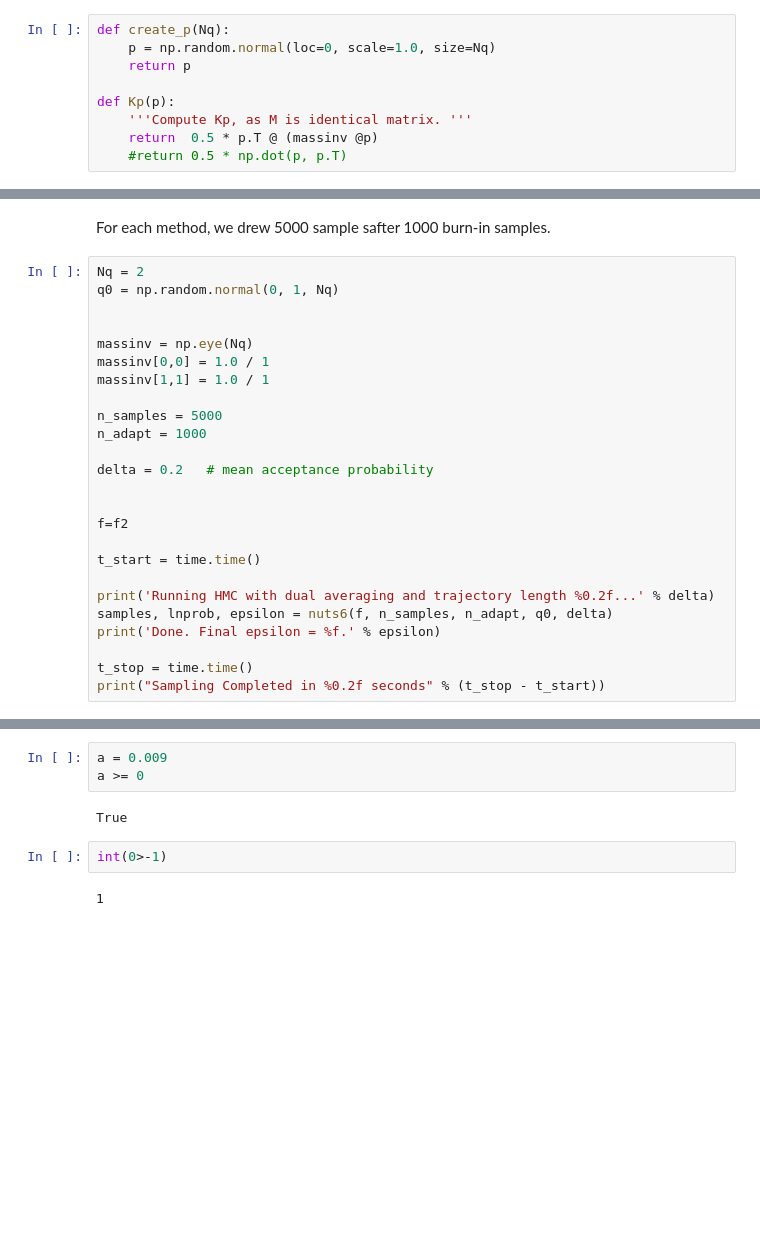
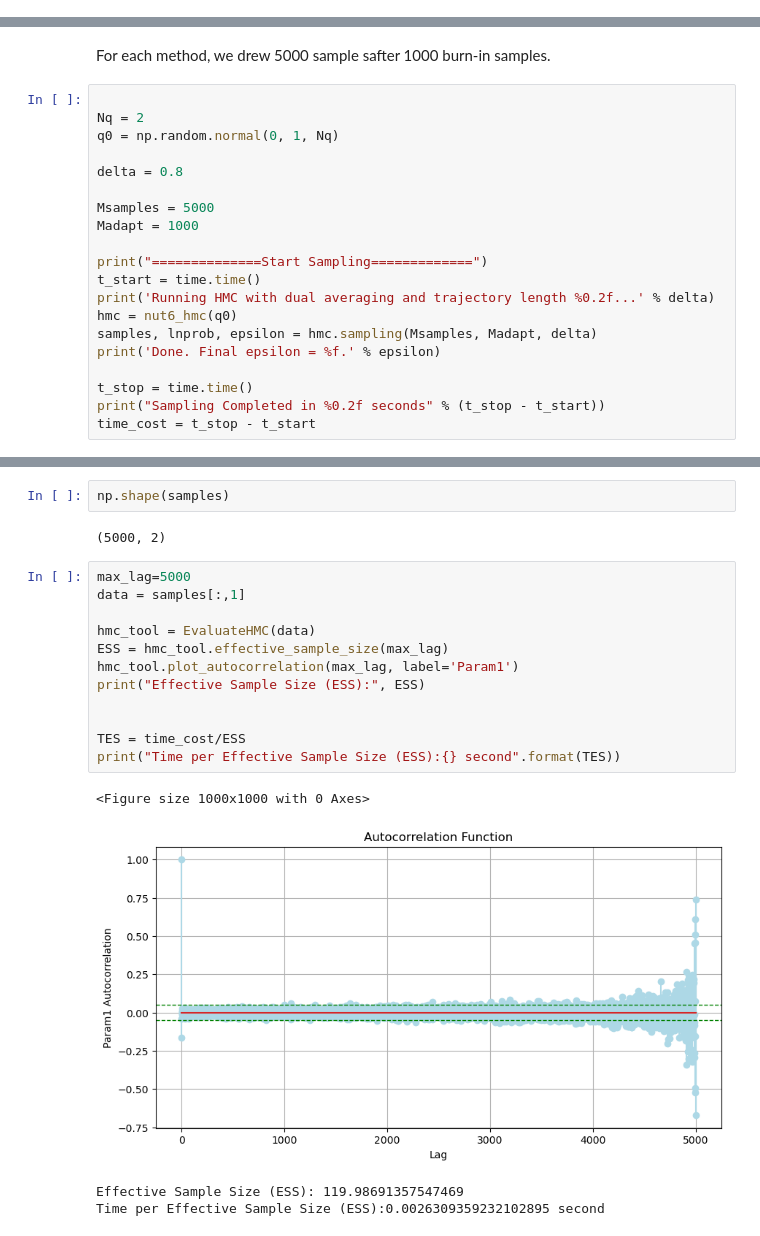
Before and after one commit to GangYang-gy/ToyHMC, a Jupyter notebook: NUT-HMCsampler.ipynb, the cells around one changed output, grey strips where cells are left out. Cells and saved outputs as stored; diff of their text form; blank space fills up the shorter version.

```diff
--- a/NUT-HMCsampler.ipynb
+++ b/NUT-HMCsampler.ipynb
@@ -16,11 +6,2 @@ massinv[1,1] = 1.0 / 1
-# %%
-def create_p(Nq):
-    p = np.random.normal(loc=0, scale=1.0, size=Nq)
-    return p
-
-def Kp(p):
-    '''Compute Kp, as M is identical matrix. '''
-    return  0.5 * p.T @ (massinv @p)
-    #return 0.5 * np.dot(p, p.T)
 # %% [markdown]
 ### 1. HMC sampler
@@ -549,28 +257,23 @@ def plot_loglikelihood(A, alpha, save_file=None):
 # %% [markdown]
 For each method, we drew 5000 sample safter 1000 burn-in samples.
 # %%
+
 Nq = 2
 q0 = np.random.normal(0, 1, Nq)
 
+delta = 0.8
 
-massinv = np.eye(Nq)
-massinv[0,0] = 1.0 / 1
-massinv[1,1] = 1.0 / 1
+Msamples = 5000
+Madapt = 1000
 
-n_samples = 5000
-n_adapt = 1000
-
-delta = 0.2   # mean acceptance probability
-
-
-f=f2
-
+print("==============Start Sampling=============")
 t_start = time.time()
-
 print('Running HMC with dual averaging and trajectory length %0.2f...' % delta)
-samples, lnprob, epsilon = nuts6(f, n_samples, n_adapt, q0, delta)
+hmc = nut6_hmc(q0)
+samples, lnprob, epsilon = hmc.sampling(Msamples, Madapt, delta)
 print('Done. Final epsilon = %f.' % epsilon)
 
 t_stop = time.time()
 print("Sampling Completed in %0.2f seconds" % (t_stop - t_start))
+time_cost = t_stop - t_start
 # %% [output]
@@ -630,9 +286,21 @@ Effective Sample Size (ESS): 1413.3974285145018
-# %%
-a = 0.009
-a >= 0
-# %% [output]
-True
-# %%
-int(0>-1)
-# %% [output]
-1
+# %%
+np.shape(samples)
+# %% [output]
+(5000, 2)
+# %%
+max_lag=5000
+data = samples[:,1]
+
+hmc_tool = EvaluateHMC(data)
+ESS = hmc_tool.effective_sample_size(max_lag)
+hmc_tool.plot_autocorrelation(max_lag, label='Param1')
+print("Effective Sample Size (ESS):", ESS)
+
+
+TES = time_cost/ESS
+print("Time per Effective Sample Size (ESS):{} second".format(TES))
+# %% [output]
+<Figure size 1000x1000 with 0 Axes>
+[figure, added]
+Effective Sample Size (ESS): 119.98691357547469
+Time per Effective Sample Size (ESS):0.0026309359232102895 second
```
Also changed, not shown: parts of 18 cells of this notebook, 1 other file.
